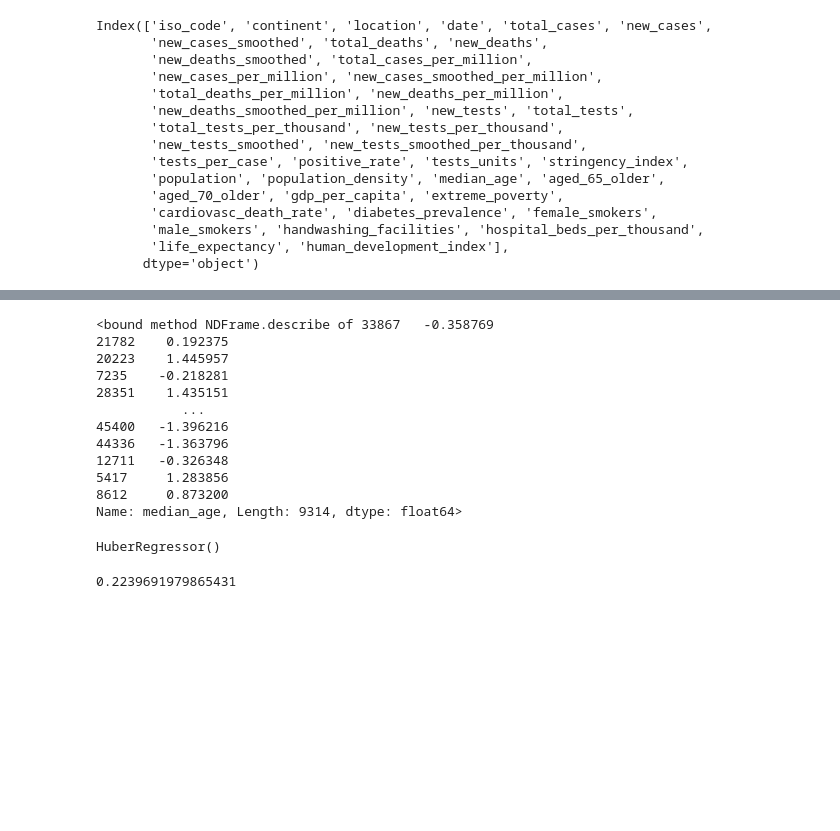
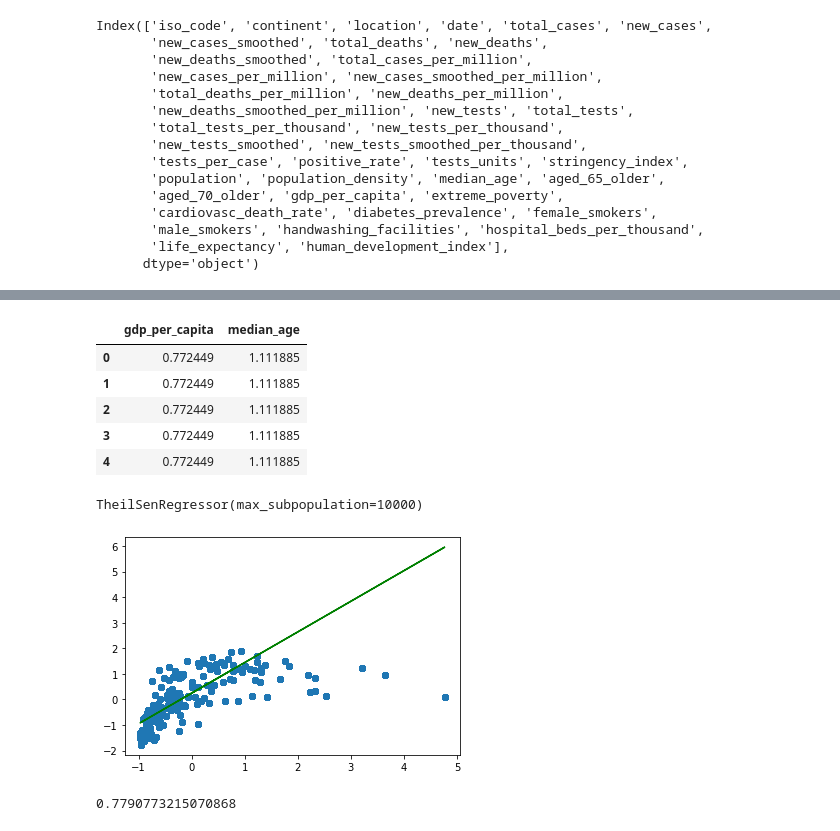
Before and after one commit to TrevorvU/Machine-Learning-Data, a Jupyter notebook: Untitled-1.ipynb, the cells around one changed output, grey strips where cells are left out. Cells and saved outputs as stored; diff of their text form; code cells hidden in the pictures; blank space fills up the shorter version.

```diff
--- a/Untitled-1.ipynb
+++ b/Untitled-1.ipynb
@@ -301,19 +310,25 @@ from sklearn.metrics import accuracy_score
 from sklearn.preprocessing import LabelEncoder, OneHotEncoder
 from sklearn.compose import ColumnTransformer
 from sklearn.multioutput import MultiOutputRegressor
-from sklearn.linear_model import LinearRegression, HuberRegressor
+from sklearn.linear_model import LinearRegression, HuberRegressor, RANSACRegressor, TheilSenRegressor
 from sklearn.ensemble import RandomForestRegressor
+#werkt tegen outliers: HuberRegressor, RANSAC Regression(Meeste outliers verwijderen),
+# Theil Sen Regression
+#Eerst beginnen met linear regression
+#- K-nearest neighbours - Desiscion trees - Random Forest - Linear/logistic regression - Support vector machines
+# Neural Networks
 
+X = df_cont_na_mean_normalized.iloc[:,:-1] # the right 1
 
-X = df_cont_fillna_mean.iloc[:,:-1]
 # y = df_final.iloc[: , -1]
-y = df_cont_fillna_mean.iloc[: , -1]
+y = df_cont_na_mean_normalized.iloc[: , -1] #the right 1
+
 # labelEncoder_y = LabelEncoder()
 # y[:, 6] = labelEncoder_y.fit_transform(y[:, 6])
 # y[:, 7] = labelEncoder_y.fit_transform(y[:, 7])
 # y[:, 8] = labelEncoder_y.fit_transform(y[:, 8])
 
-df_cont_fillna_mean.head()
+
 # Z = pd.DataFrame(y)
 # Z
 # oneHotEncoder = OneHotEncoder()
@@ -326,30 +341,17 @@ df_cont_fillna_mean.head()
 # enc.fit(y)
 # enc.transform([['iso_code',1], ['continent', 2], ['location', 3]]).toarray()
 
-
 X_train, X_test, y_train, y_test = train_test_split(
     X, y, test_size=0.33, random_state=42
 )
-X_train.describe()
-
-
-df_cont_fillna_mean.head()
-# plt.scatter(X, y)
-# plt.show()
-y_test.describe
+df_cont_na_mean_normalized.head()
 # %% [output]
-<bound method NDFrame.describe of 33867   -0.358769
-21782    0.192375
-20223    1.445957
-7235    -0.218281
-28351    1.435151
-           ...
-45400   -1.396216
-44336   -1.363796
-12711   -0.326348
-5417     1.283856
-8612     0.873200
-Name: median_age, Length: 9314, dtype: float64>
+|  | gdp_per_capita | median_age |
+| 0 | 0.772449 | 1.111885 |
+| 1 | 0.772449 | 1.111885 |
+| 2 | 0.772449 | 1.111885 |
+| 3 | 0.772449 | 1.111885 |
+| 4 | 0.772449 | 1.111885 |
 # %%
 # dot_data = tree.export_graphviz(clf, class_names=['0', '1'], out_file=None)
 # # graph = graphviz.Source(dot_data)
@@ -361,7 +363,7 @@ Name: median_age, Length: 9314, dtype: float64>
 # multi_output_clf.fit(X_train, y_train)
 # clf = LinearRegression(random_state=0) #misschien new_deaths toevoegen - bijvoorbeeld gpd kan wel invloed hebben op new_deaths
 # clf = LinearRegression() #meerdere regression modellen
-clf = HuberRegressor()
-clf.fit(X_train, y_train)
+regressor = TheilSenRegressor()
+regressor.fit(X_train, y_train)
 # %% [output]
-HuberRegressor()
+TheilSenRegressor(max_subpopulation=10000)
@@ -370,7 +370,20 @@ predictions = clf.predict(X_test)
-# %%
-from sklearn.metrics import mean_squared_error
-# score = accuracy_score(y_test, predictions) #check other accuracy scores
-score = mean_squared_error(y_test, predictions) #check other accuracy scores
-print(score) #
-# %% [output]
-0.2239691979865431
+# %%
+predictions = regressor.predict(X_test)
+plt.scatter(X, y)
+plt.plot(X, regressor.predict(X), color='g')
+plt.show()
+# %% [output]
+[figure, added]
+# %%
+from sklearn.metrics import mean_squared_error
+from math import sqrt
+# score = accuracy_score(y_test, predictions) #check other accuracy scores
+#R square / adjusted R square hoe dicht bij de fitted regressie lijn R^2 = 0 - 100(of 0 en 1)
+# en 100 is goed - Adjusted R square gebruiken in het uiterste geval
+#Mean Square Error(MSE) / Root Mean Square Error(RMSE) absolute "goodness" van de fit
+#Mean Absolute Error(MAE )
+#En Mean Absolute Error gebruiken
+score = sqrt(mean_squared_error(y_test, regressor.predict(X_test))) #check other accuracy scores
+print(score) #
+# %% [output]
+0.7790773215070868
```
Also changed, not shown: parts of 11 cells of this notebook, 8 other files.
